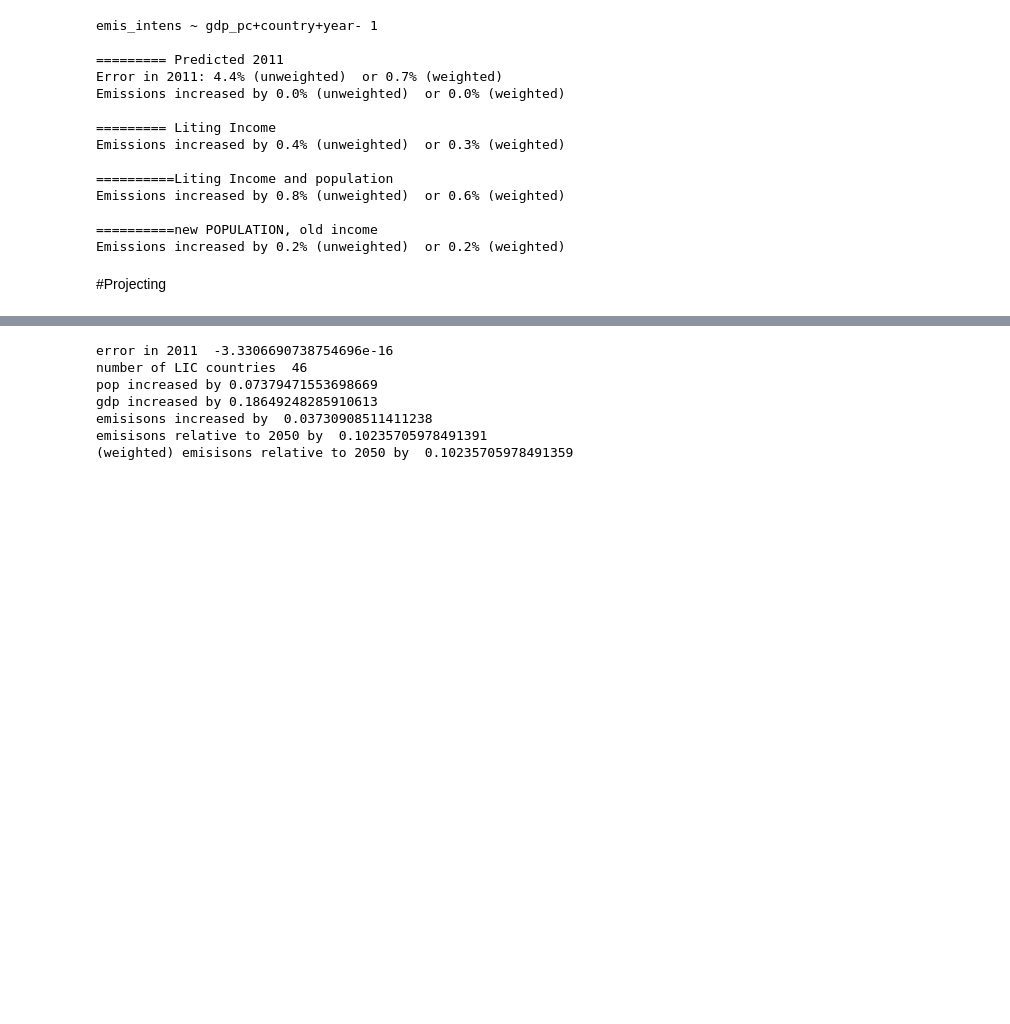
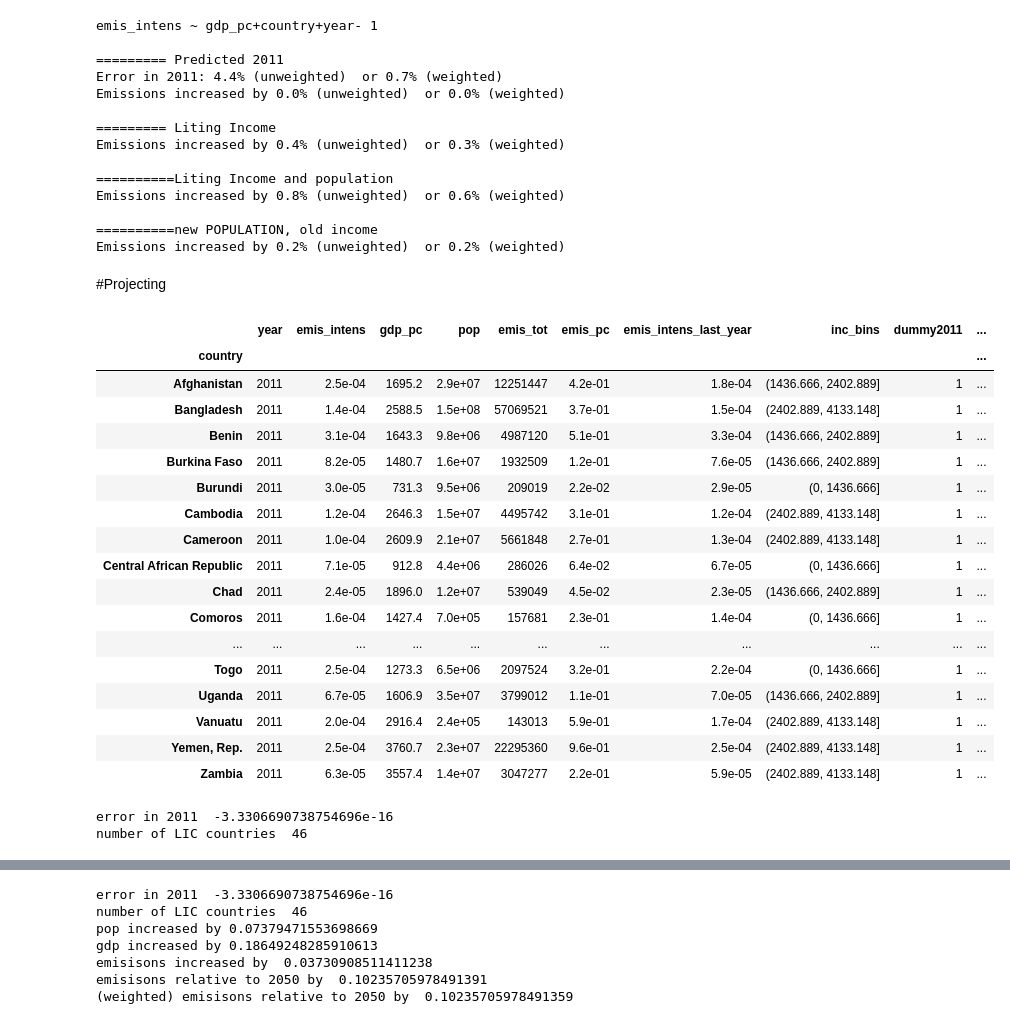
Before and after one commit to adrivsh/hh_emi_ineq, a Jupyter notebook: countries_emis_ineq.ipynb, the cells around one changed output, grey strips where cells are left out. Cells and saved outputs as stored; diff of their text form; code cells hidden in the pictures; blank space fills up the shorter version.

Commit message:
table lics

```diff
--- a/countries_emis_ineq.ipynb
+++ b/countries_emis_ineq.ipynb
@@ -202,4 +202,10 @@ plt.savefig("lorentz_2011_lisse.png")
 [figure]
 # %% [markdown]
 ###Population and GDP from SSP
+# %%
+gdp_proj = pd.read_csv(
+    "gdp_ssp.csv",index_col="country", dtype={"scenario":str}).query("scenario=='SSP5'").drop("scenario",axis=1).sort_index()
+# %%
+pop_proj =1e6*pd.read_csv(
+    "population_ssp.csv", index_col="country", dtype={"scenario":str}).query("scenario=='SSP5'").drop("scenario",axis=1).sort_index();
 # %%
@@ -904,3 +910,31 @@ def project_from_simul(formula, data, simulation):
 
     #returns difference
     return simulation  #,emis_tot_weighted-e_w_ref)
+# %%
+data2011= data_all.query("year=='2011'").copy()
+simulation = data2011.set_index("country")
+for year in ["2030","2035","2040","2045","2050"]:
+
+    simulation["gdp_pc_"+year] = gdp_proj.ix[LICs,year]
+    simulation["pop_"+year]= pop_proj.ix[LICs,year]
+# %%
+simulation.dropna()
+# %% [output]
+|  | year | emis_intens | gdp_pc | pop | emis_tot | emis_pc | emis_intens_last_year | inc_bins | dummy2011 | ... |
+| country |  |  |  |  |  |  |  |  |  | ... |
+| Afghanistan | 2011 | 2.5e-04 | 1695.2 | 2.9e+07 | 12251447 | 4.2e-01 | 1.8e-04 | (1436.666, 2402.889] | 1 | ... |
+| Bangladesh | 2011 | 1.4e-04 | 2588.5 | 1.5e+08 | 57069521 | 3.7e-01 | 1.5e-04 | (2402.889, 4133.148] | 1 | ... |
+| Benin | 2011 | 3.1e-04 | 1643.3 | 9.8e+06 | 4987120 | 5.1e-01 | 3.3e-04 | (1436.666, 2402.889] | 1 | ... |
+| Burkina Faso | 2011 | 8.2e-05 | 1480.7 | 1.6e+07 | 1932509 | 1.2e-01 | 7.6e-05 | (1436.666, 2402.889] | 1 | ... |
+| Burundi | 2011 | 3.0e-05 | 731.3 | 9.5e+06 | 209019 | 2.2e-02 | 2.9e-05 | (0, 1436.666] | 1 | ... |
+| Cambodia | 2011 | 1.2e-04 | 2646.3 | 1.5e+07 | 4495742 | 3.1e-01 | 1.2e-04 | (2402.889, 4133.148] | 1 | ... |
+| Cameroon | 2011 | 1.0e-04 | 2609.9 | 2.1e+07 | 5661848 | 2.7e-01 | 1.3e-04 | (2402.889, 4133.148] | 1 | ... |
+| Central African Republic | 2011 | 7.1e-05 | 912.8 | 4.4e+06 | 286026 | 6.4e-02 | 6.7e-05 | (0, 1436.666] | 1 | ... |
+| Chad | 2011 | 2.4e-05 | 1896.0 | 1.2e+07 | 539049 | 4.5e-02 | 2.3e-05 | (1436.666, 2402.889] | 1 | ... |
+| Comoros | 2011 | 1.6e-04 | 1427.4 | 7.0e+05 | 157681 | 2.3e-01 | 1.4e-04 | (0, 1436.666] | 1 | ... |
+| ... | ... | ... | ... | ... | ... | ... | ... | ... | ... | ... |
+| Togo | 2011 | 2.5e-04 | 1273.3 | 6.5e+06 | 2097524 | 3.2e-01 | 2.2e-04 | (0, 1436.666] | 1 | ... |
+| Uganda | 2011 | 6.7e-05 | 1606.9 | 3.5e+07 | 3799012 | 1.1e-01 | 7.0e-05 | (1436.666, 2402.889] | 1 | ... |
+| Vanuatu | 2011 | 2.0e-04 | 2916.4 | 2.4e+05 | 143013 | 5.9e-01 | 1.7e-04 | (2402.889, 4133.148] | 1 | ... |
+| Yemen, Rep. | 2011 | 2.5e-04 | 3760.7 | 2.3e+07 | 22295360 | 9.6e-01 | 2.5e-04 | (2402.889, 4133.148] | 1 | ... |
+| Zambia | 2011 | 6.3e-05 | 3557.4 | 1.4e+07 | 3047277 | 2.2e-01 | 5.9e-05 | (2402.889, 4133.148] | 1 | ... |
@@ -906,0 +947,39 @@ def project_from_simul(formula, data, simulation):
+# %%
+
+mod = smf.ols(formula, data2011).fit()
+#mod_weighted = smf.wls(formula, data2011, weights = data2011["pop"]).fit()
+
+##"Predicted 2011")
+data2011["emis_2011_pred"] =mod.predict(data2011)*data2011["gdp_pc"]*data2011["pop"]
+#e_w_2011 =mod_weighted.predict(data2011)*data2011["gdp_pc"]*data2011["pop"]
+""""print("Error in 2011: {x:0.1%} (unweighted)  or {y:0.1%} (weighted)".format(
+        x=emis_tot.sum()/emis_ref-1,
+        y=emis_tot_weighted.sum()/emis_ref-1)
+     )"""
+
+print("error in 2011 ",e_2011.sum() / emis_ref-1)
+
+#projection parameters
+LICs = data2011.ix[data2011.gdp_pc<4000].country
+print("number of LIC countries ", len(LICs))
+
+simulation = data2011.set_index("country")
+for year in ["2030","2035","2040","2045","2050"]:
+
+    simulation["gdp_pc_"+year] = gdp_proj.ix[LICs,year]
+    simulation["pop_"+year]= pop_proj.ix[LICs,year]
+
+simulation = simulation.dropna().reset_index()
+
+for year in ["2030","2035","2040","2045","2050"]:
+    simulation.inc_bins = pd.cut(simulation["gdp_pc_"+year],bins)
+
+
+
+    #predicted with siuml
+    simulation["gdp_"+year]=simulation["gdp_pc_"+year]*simulation["pop_"+year]
+    simulation["emis_proj_"+year] =mod.predict(simulation)*simulation["gdp_"+year]# - e_2011[LICs.index].values
+    #simulation["emis_proj_weighted_"+year] =mod_weighted.predict(simulation)*simulation["gdp_"+year] #- e_w_2011[LICs.index]
+# %% [output]
+error in 2011  -3.3306690738754696e-16
+number of LIC countries  46
```
Also changed, not shown: parts of 15 cells of this notebook, 2 other files.
